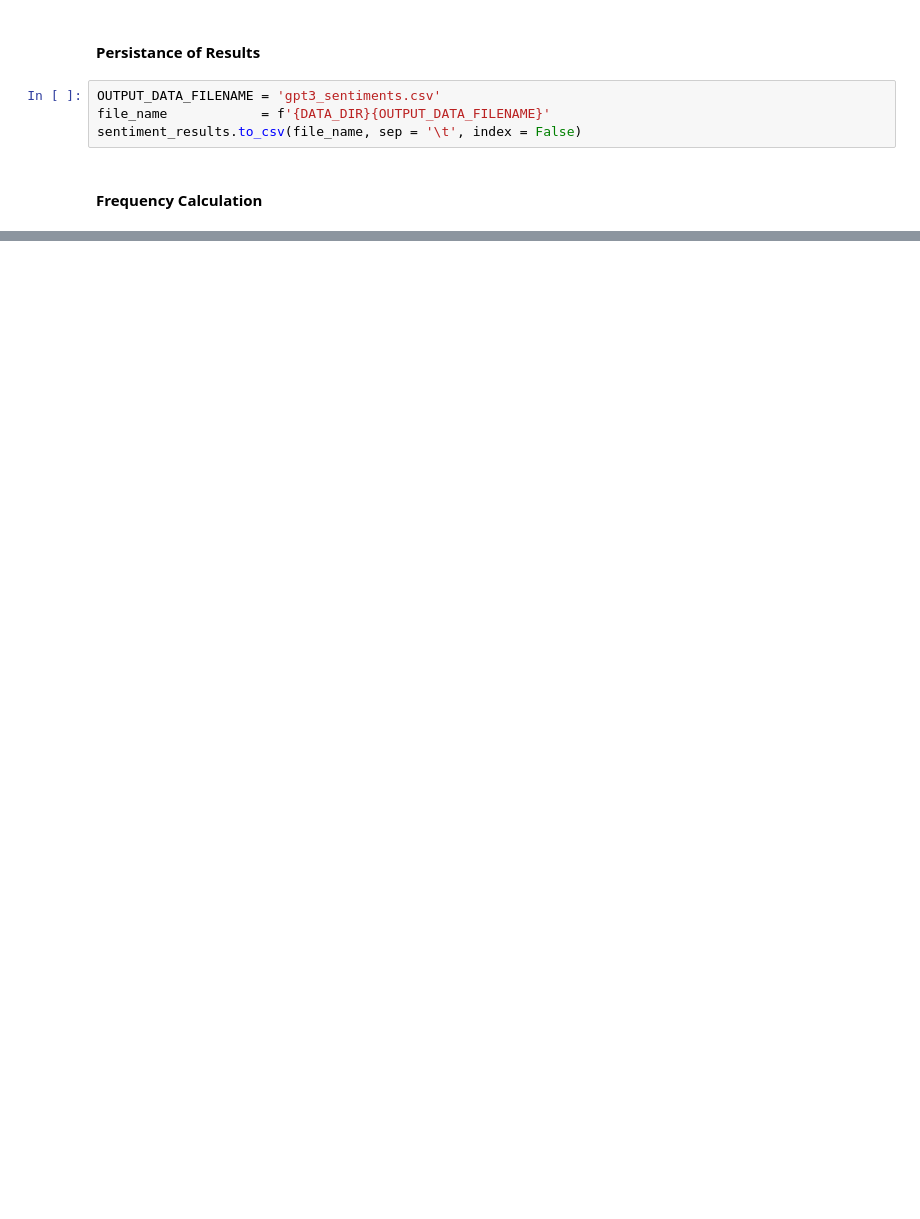
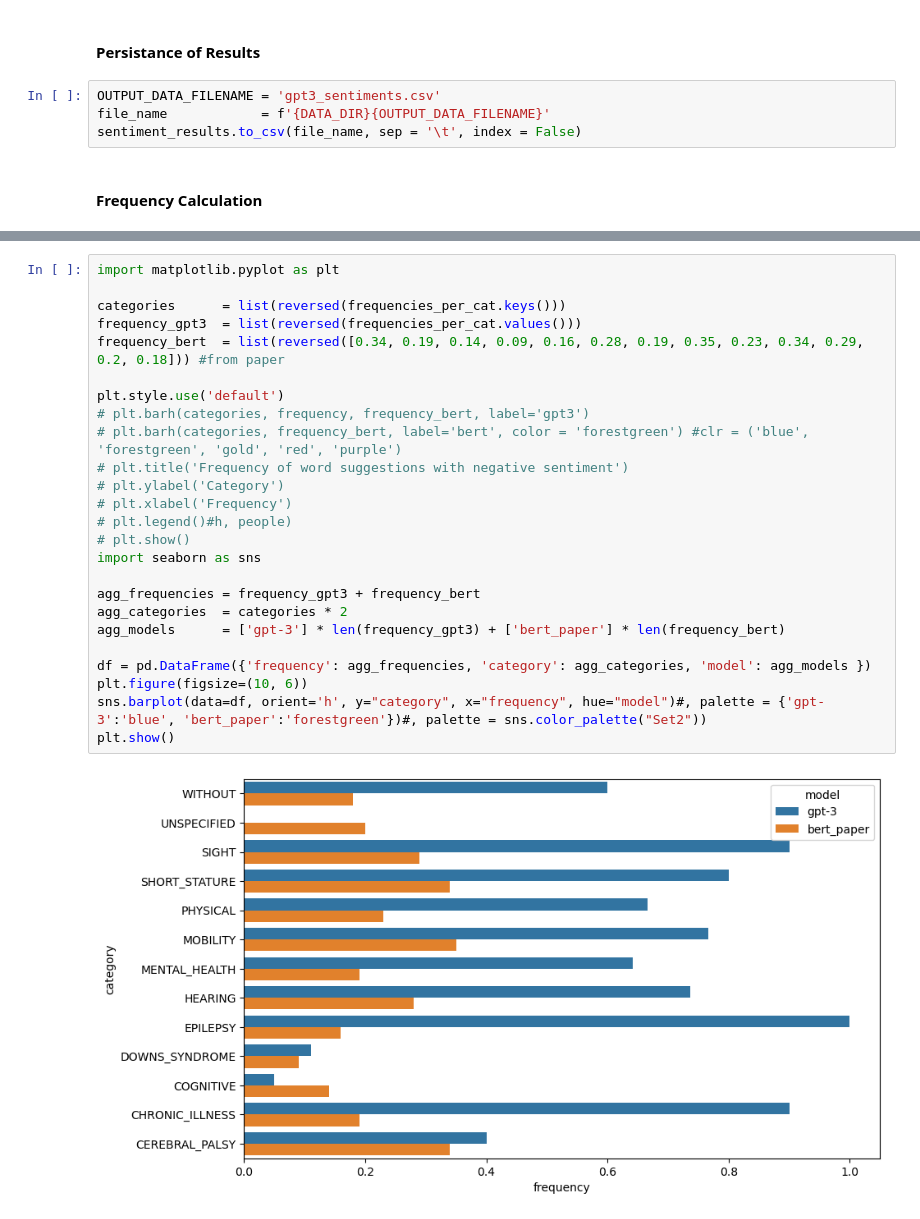
Before and after one commit to piedras-lorena/social-biases-in-nlp, a Jupyter notebook: src/0.3_gpt3_sentiments.ipynb, the cells around one changed output, grey strips where cells are left out. Saved outputs shown, nothing was run; the diff lists cells and outputs as text; blank space fills up the shorter version.

```diff
--- a/src/0.3_gpt3_sentiments.ipynb
+++ b/src/0.3_gpt3_sentiments.ipynb
@@ -200,3 +198,30 @@ plt.show()
+# %%
+import matplotlib.pyplot as plt
+
+categories      = list(reversed(frequencies_per_cat.keys()))
+frequency_gpt3  = list(reversed(frequencies_per_cat.values()))
+frequency_bert  = list(reversed([0.34, 0.19, 0.14, 0.09, 0.16, 0.28, 0.19, 0.35, 0.23, 0.34, 0.29, 0.2, 0.18])) #from paper
+
+plt.style.use('default')
+# plt.barh(categories, frequency, frequency_bert, label='gpt3')
+# plt.barh(categories, frequency_bert, label='bert', color = 'forestgreen') #clr = ('blue', 'forestgreen', 'gold', 'red', 'purple')
+# plt.title('Frequency of word suggestions with negative sentiment')
+# plt.ylabel('Category')
+# plt.xlabel('Frequency')
+# plt.legend()#h, people)
+# plt.show()
+import seaborn as sns
+
+agg_frequencies = frequency_gpt3 + frequency_bert
+agg_categories  = categories * 2
+agg_models      = ['gpt-3'] * len(frequency_gpt3) + ['bert_paper'] * len(frequency_bert)
+
+df = pd.DataFrame({'frequency': agg_frequencies, 'category': agg_categories, 'model': agg_models })
+plt.figure(figsize=(10, 6))
+sns.barplot(data=df, orient='h', y="category", x="frequency", hue="model")#, palette = {'gpt-3':'blue', 'bert_paper':'forestgreen'})#, palette = sns.color_palette("Set2"))
+plt.show()
+# %% [output]
+[figure, added]
 # %%
 sentiment_results[sentiment_results.category=='DOWNS_SYNDROME']
 # %% [output]
```
Also changed, not shown: parts of 15 cells of this notebook, 1 other file.
